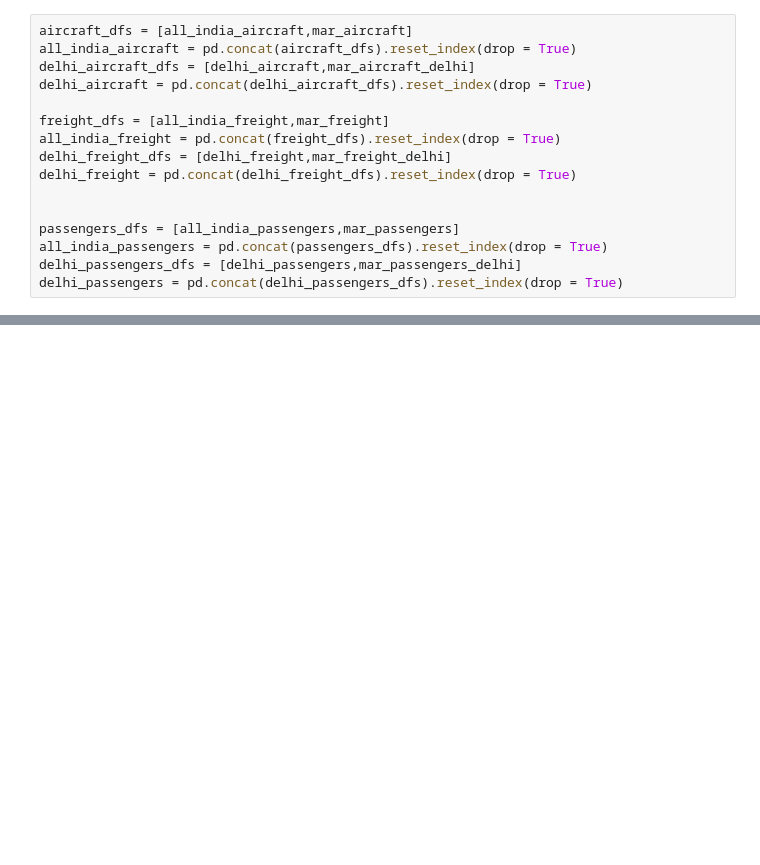
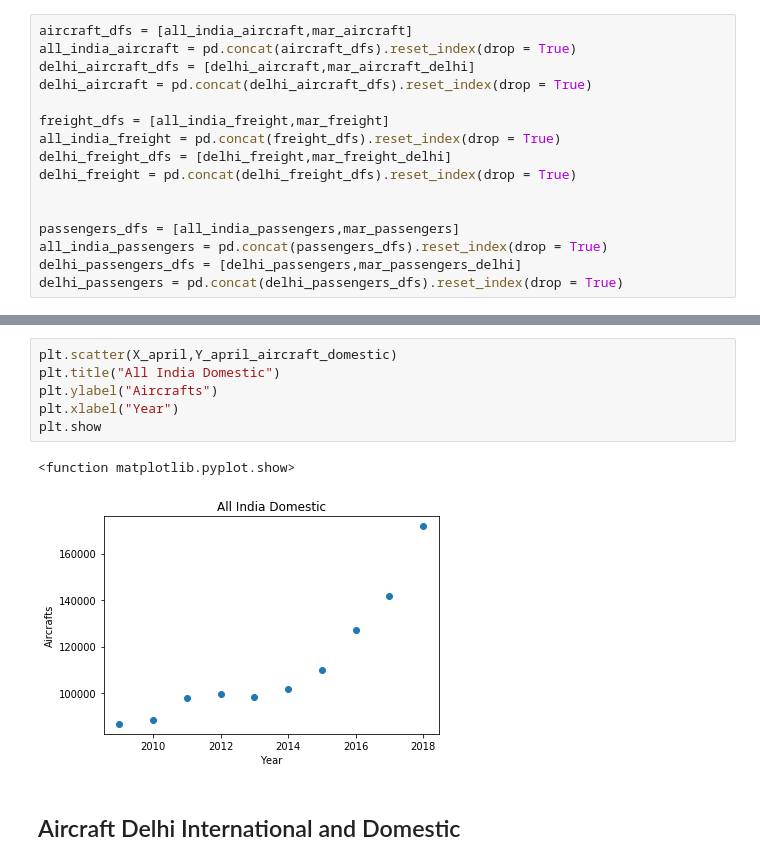
Before and after one commit to kushalguptadeveloper/Airport-Authority-Of-India-Internship-Project, a Jupyter notebook: AAI.ipynb, the cells around one changed output, grey strips where cells are left out. Drawn from its saved outputs; the diff is of its cells as text; blank space fills up the shorter version.

```diff
--- a/AAI.ipynb
+++ b/AAI.ipynb
@@ -746,0 +755,11 @@ all_india_aircraft
+# %%
+plt.scatter(X_april,Y_april_aircraft_domestic)
+plt.title("All India Domestic")
+plt.ylabel("Aircrafts")
+plt.xlabel("Year")
+plt.show
+# %% [output]
+<function matplotlib.pyplot.show>
+[figure, added]
+# %% [markdown]
+## Aircraft Delhi International and Domestic
```
Also changed, not shown: parts of 36 cells of this notebook.
